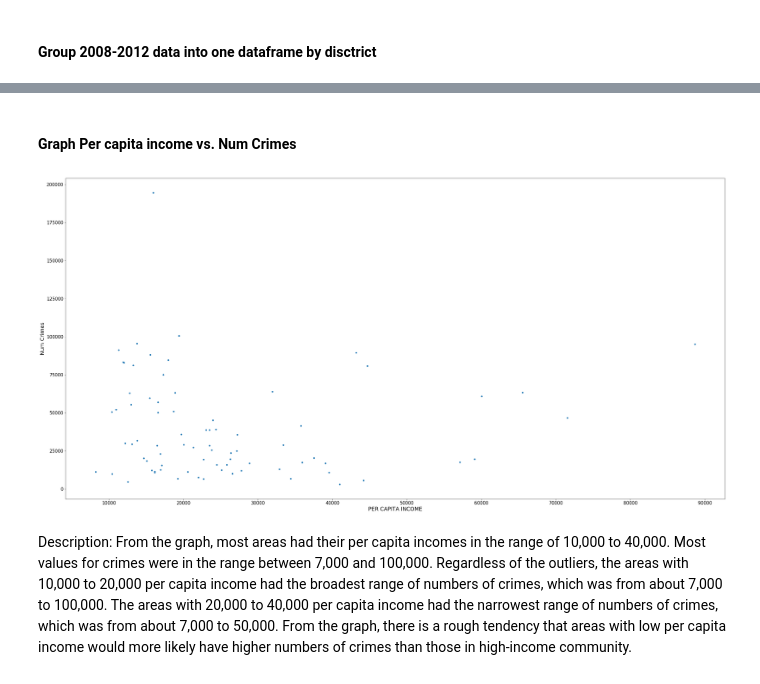
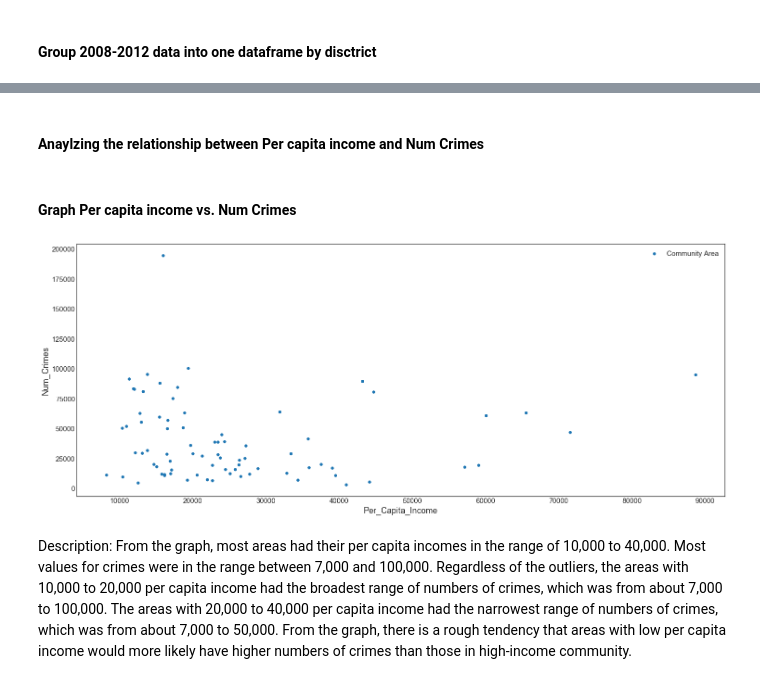
Before and after one commit to nschenone/Crime_Analysis_in_Chicago, a Jupyter notebook: COGS_108_Final_Project.ipynb, the cells around one changed output, grey strips where cells are left out. Cells and saved outputs as stored; diff of their text form; code cells hidden in the pictures.

```diff
--- a/COGS_108_Final_Project.ipynb
+++ b/COGS_108_Final_Project.ipynb
@@ -396,0 +437,14 @@ Description: From the three graphs, more crimes happened in 2003 and 2007 than i
+# %%
+SMALL_SIZE = 15
+MEDIUM_SIZE = 18
+BIGGER_SIZE = 22
+
+plt.rc('font', size=SMALL_SIZE)          # controls default text sizes
+plt.rc('axes', titlesize=SMALL_SIZE)     # fontsize of the axes title
+plt.rc('axes', labelsize=MEDIUM_SIZE)    # fontsize of the x and y labels
+plt.rc('xtick', labelsize=SMALL_SIZE)    # fontsize of the tick labels
+plt.rc('ytick', labelsize=SMALL_SIZE)    # fontsize of the tick labels
+plt.rc('legend', fontsize=SMALL_SIZE)    # legend fontsize
+plt.rc('figure', titlesize=BIGGER_SIZE)  # fontsize of the figure title
+plt.rcParams['figure.figsize'] = (25,10)
+ #increase figure size
@@ -420,7 +511,12 @@ df_income.index.names = ['Community Area']
 
 # Join Dataframes
 df_2008_2012 = df_2008_2012.join(df_income, how='outer')
-df_2008_2012.columns
 
 # Rename column (to remove space)
-df_2008_2012.rename(columns={"PER CAPITA INCOME ": "PER CAPITA INCOME"}, inplace=True)
+df_2008_2012.rename(columns={"PER CAPITA INCOME ": "Per_Capita_Income",'Num Crimes':'Num_Crimes',
+                             'COMMUNITY AREA NAME':'Area_name','PERCENT OF HOUSING CROWDED':'%Housing_Crowded',
+                             'PERCENT HOUSEHOLDS BELOW POVERTY':'%Househole_below_prov',
+                             'PERCENT AGED 25+ WITHOUT HIGH SCHOOL DIPLOMA':'%Bad_Education',
+                             'PERCENT AGED UNDER 18 OR OVER 64':'%Under18_and_Over64',
+                             'PERCENT AGED 16+ UNEMPLOYED':'%Unemployed_Over16',
+                             'HARDSHIP INDEX':'Hardship'}, inplace=True)
@@ -427,9 +535,11 @@ df_2008_2012.rename(columns={"PER CAPITA INCOME ": "PER CAPITA INCOME"}, inplace
+# %% [markdown]
+####  Anaylzing the relationship between Per capita income and Num Crimes
 # %% [markdown]
 #### Graph Per capita income vs. Num Crimes
 # %%
-df_2008_2012.plot.scatter(x='PER CAPITA INCOME', y='Num Crimes');
+df_2008_2012.plot.scatter(x='Per_Capita_Income', y='Num_Crimes',s=30,label='Community Area');
 # %% [output]
-[figure, old version]
+[figure, new version]
 # %% [markdown]
 Description: From the graph, most areas had their per capita incomes in the range of 10,000 to 40,000. Most values for crimes were in the range between 7,000 and 100,000. Regardless of the outliers, the areas with 10,000 to 20,000 per capita income had the broadest range of numbers of crimes, which was from about 7,000 to 100,000. The areas with 20,000 to 40,000 per capita income had the narrowest range of numbers of crimes, which was from about 7,000 to 50,000. From the graph, there is a rough tendency that areas with low per capita income would more likely have higher numbers of crimes than those in high-income community.
 # %% [markdown]
```
Also changed, not shown: parts of 32 cells of this notebook, 5 other files.
